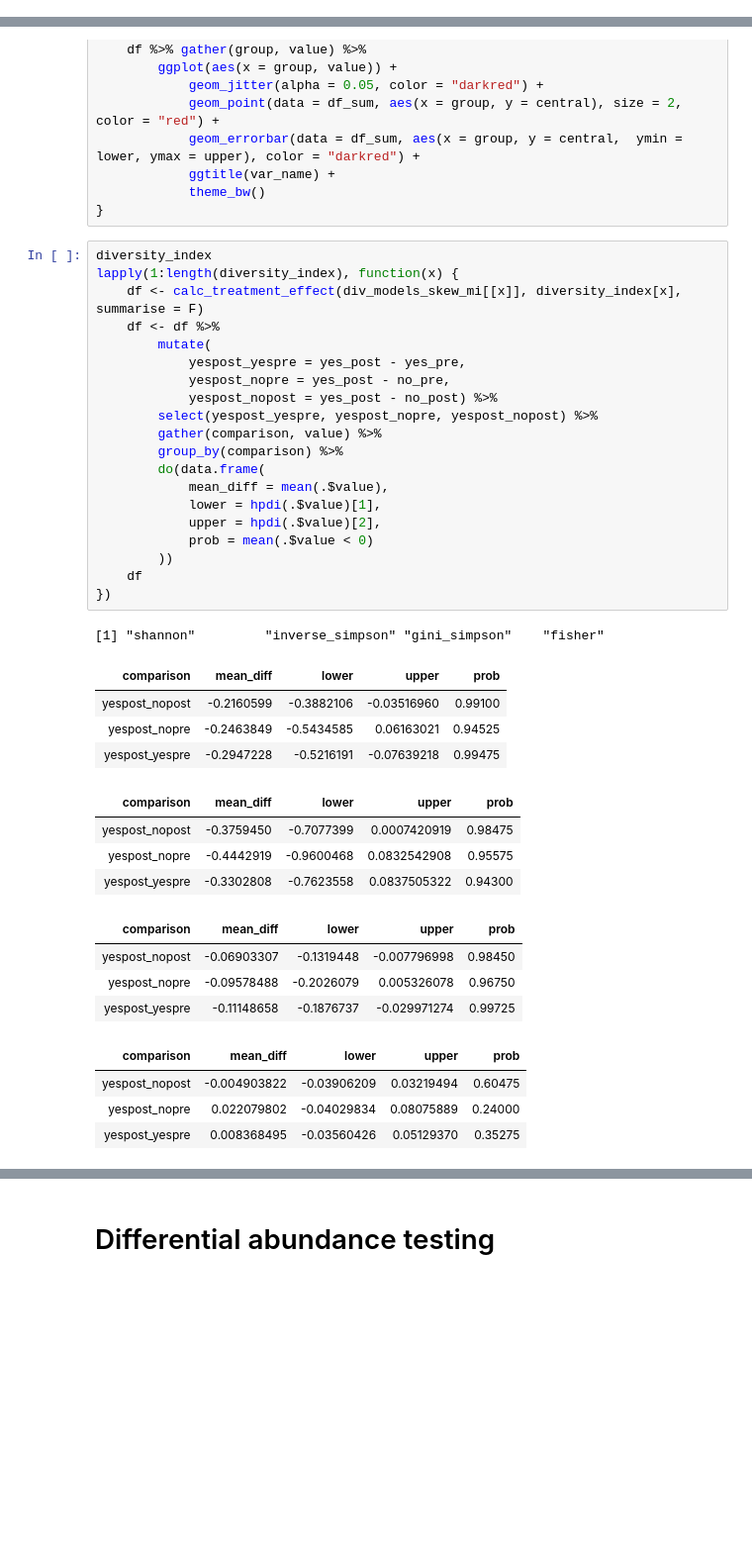
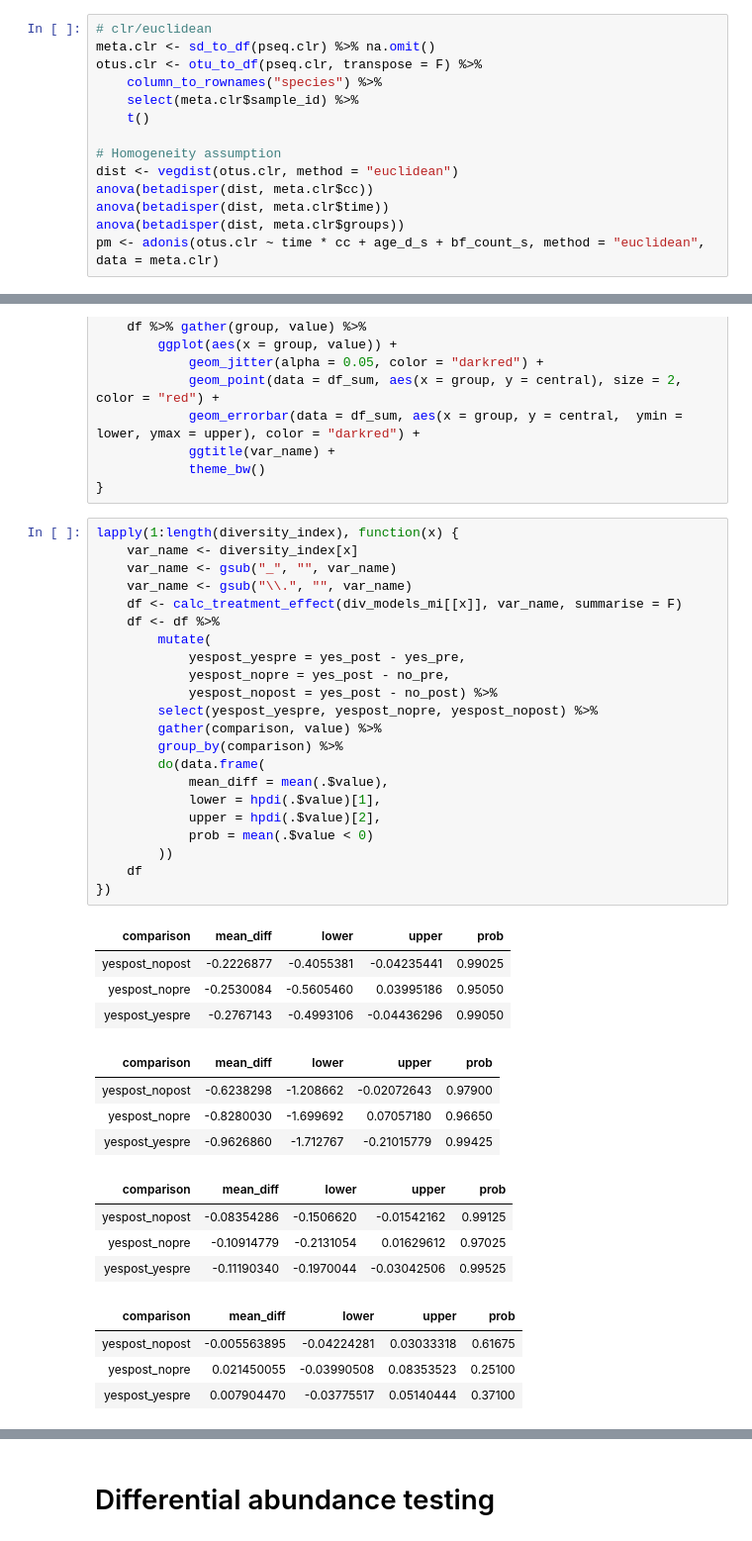
Before and after one commit to HenrikEckermann/bibo, a Jupyter notebook: notebooks/childcare_article_analyses.ipynb, the cells around one changed output, grey strips where cells are left out. Shown at 99% size. Drawn from its saved outputs; the diff is of its cells as text; blank space fills up the shorter version.

```diff
--- a/notebooks/childcare_article_analyses.ipynb
+++ b/notebooks/childcare_article_analyses.ipynb
@@ -120,0 +155,14 @@ pmps
+# %%
+# clr/euclidean
+meta.clr <- sd_to_df(pseq.clr) %>% na.omit()
+otus.clr <- otu_to_df(pseq.clr, transpose = F) %>%
+    column_to_rownames("species") %>%
+    select(meta.clr$sample_id) %>%
+    t()
+
+# Homogeneity assumption
+dist <- vegdist(otus.clr, method = "euclidean")
+anova(betadisper(dist, meta.clr$cc))
+anova(betadisper(dist, meta.clr$time))
+anova(betadisper(dist, meta.clr$groups))
+pm <- adonis(otus.clr ~ time * cc + age_d_s + bf_count_s, method = "euclidean", data = meta.clr)
@@ -519,43 +687,44 @@ plot_effects <- function(model, var_name) {
             theme_bw()
 }
 # %%
-diversity_index
 lapply(1:length(diversity_index), function(x) {
-    df <- calc_treatment_effect(div_models_skew_mi[[x]], diversity_index[x], summarise = F)
+    var_name <- diversity_index[x]
+    var_name <- gsub("_", "", var_name)
+    var_name <- gsub("\\.", "", var_name)
+    df <- calc_treatment_effect(div_models_mi[[x]], var_name, summarise = F)
     df <- df %>%
         mutate(
             yespost_yespre = yes_post - yes_pre,
             yespost_nopre = yes_post - no_pre,
             yespost_nopost = yes_post - no_post) %>%
         select(yespost_yespre, yespost_nopre, yespost_nopost) %>%
         gather(comparison, value) %>%
         group_by(comparison) %>%
         do(data.frame(
             mean_diff = mean(.$value),
             lower = hpdi(.$value)[1],
             upper = hpdi(.$value)[2],
             prob = mean(.$value < 0)
         ))
     df
 })
 # %% [output]
-[1] "shannon"         "inverse_simpson" "gini_simpson"    "fisher"
 | comparison | mean_diff | lower | upper | prob |
-| yespost_nopost | -0.2160599 | -0.3882106 | -0.03516960 | 0.99100 |
-| yespost_nopre | -0.2463849 | -0.5434585 | 0.06163021 | 0.94525 |
-| yespost_yespre | -0.2947228 | -0.5216191 | -0.07639218 | 0.99475 |
+| yespost_nopost | -0.2226877 | -0.4055381 | -0.04235441 | 0.99025 |
+| yespost_nopre | -0.2530084 | -0.5605460 | 0.03995186 | 0.95050 |
+| yespost_yespre | -0.2767143 | -0.4993106 | -0.04436296 | 0.99050 |
 | comparison | mean_diff | lower | upper | prob |
-| yespost_nopost | -0.3759450 | -0.7077399 | 0.0007420919 | 0.98475 |
-| yespost_nopre | -0.4442919 | -0.9600468 | 0.0832542908 | 0.95575 |
-| yespost_yespre | -0.3302808 | -0.7623558 | 0.0837505322 | 0.94300 |
+| yespost_nopost | -0.6238298 | -1.208662 | -0.02072643 | 0.97900 |
+| yespost_nopre | -0.8280030 | -1.699692 | 0.07057180 | 0.96650 |
+| yespost_yespre | -0.9626860 | -1.712767 | -0.21015779 | 0.99425 |
 | comparison | mean_diff | lower | upper | prob |
-| yespost_nopost | -0.06903307 | -0.1319448 | -0.007796998 | 0.98450 |
-| yespost_nopre | -0.09578488 | -0.2026079 | 0.005326078 | 0.96750 |
-| yespost_yespre | -0.11148658 | -0.1876737 | -0.029971274 | 0.99725 |
+| yespost_nopost | -0.08354286 | -0.1506620 | -0.01542162 | 0.99125 |
+| yespost_nopre | -0.10914779 | -0.2131054 | 0.01629612 | 0.97025 |
+| yespost_yespre | -0.11190340 | -0.1970044 | -0.03042506 | 0.99525 |
 | comparison | mean_diff | lower | upper | prob |
-| yespost_nopost | -0.004903822 | -0.03906209 | 0.03219494 | 0.60475 |
-| yespost_nopre | 0.022079802 | -0.04029834 | 0.08075889 | 0.24000 |
-| yespost_yespre | 0.008368495 | -0.03560426 | 0.05129370 | 0.35275 |
+| yespost_nopost | -0.005563895 | -0.04224281 | 0.03033318 | 0.61675 |
+| yespost_nopre | 0.021450055 | -0.03990508 | 0.08353523 | 0.25100 |
+| yespost_yespre | 0.007904470 | -0.03775517 | 0.05140444 | 0.37100 |
 # %%
 meta <- meta %>% mutate(
     group = ifelse(groups == "noCCpost", "no_post", ifelse(groups == "CCpost", "yes_post", ifelse(groups == "CCpre", "yes_pre", "no_pre")))
```
Also changed, not shown: parts of 22 cells of this notebook, 27 other files.
